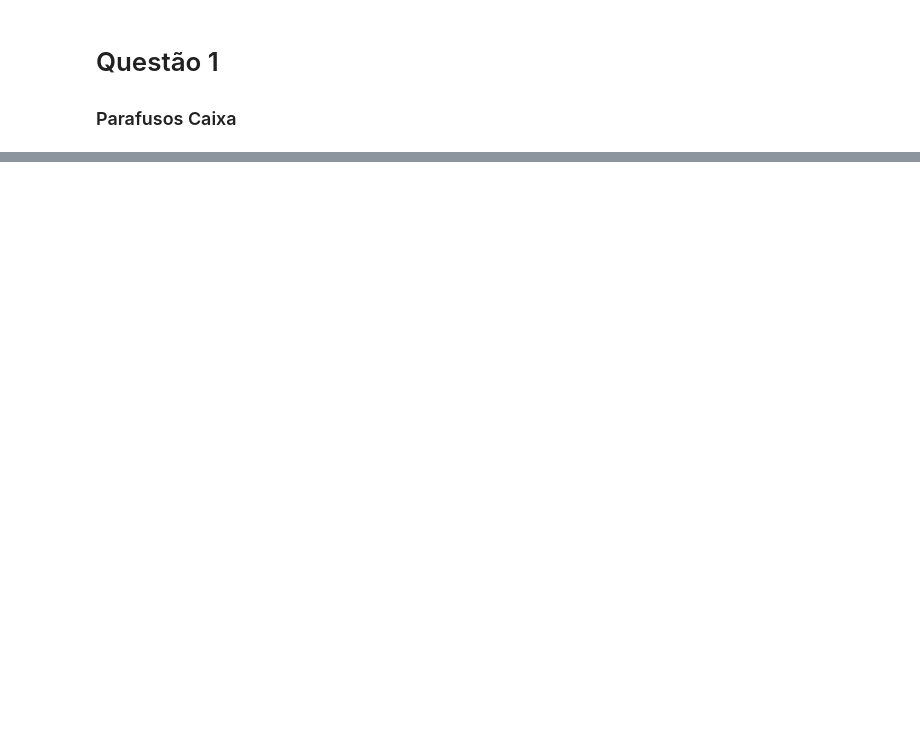
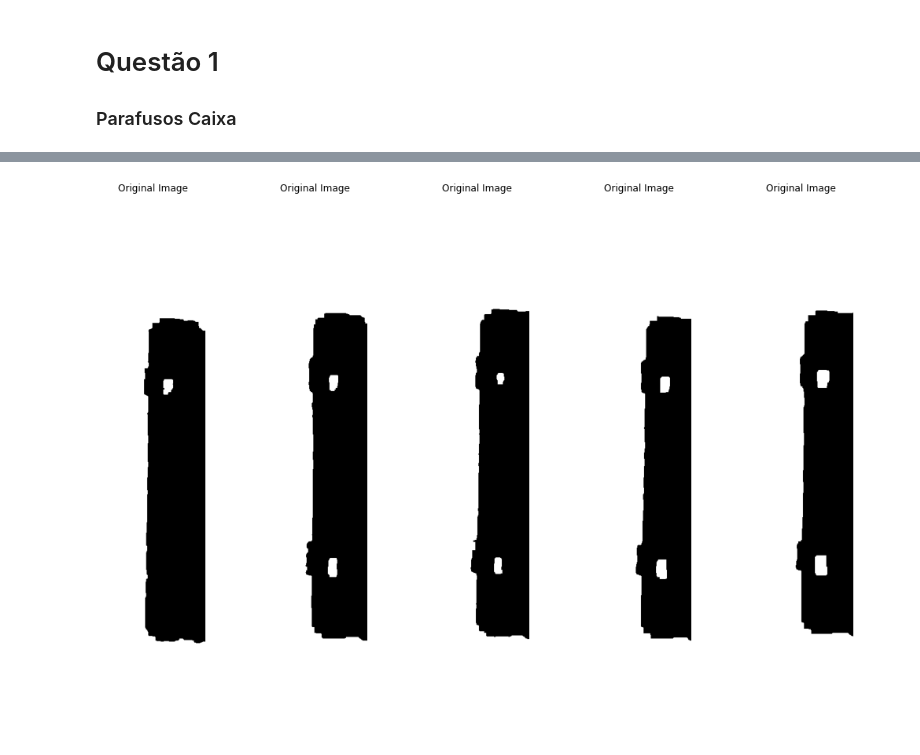
Before and after one commit to fekurita/MachineVision, a Jupyter notebook: APS3/APS3.ipynb, the cells around one changed output, grey strips where cells are left out. Saved outputs shown, nothing was run; the diff lists cells and outputs as text; code cells hidden in the pictures; blank space fills up the shorter version.

```diff
--- a/APS3/APS3.ipynb
+++ b/APS3/APS3.ipynb
@@ -153 +134,45 @@ plt.show()
+# %%
+def EroDil (k1,k2,i1,i2,Img):
+    kernel1 = np.ones((k1,k1),np.uint8)
+    kernel2 = np.ones((k2,k2),np.uint8)
+    Img_eroded = cv2.erode(Img,kernel1,iterations=i1)
+    Img_Final = cv2.dilate(Img_eroded,kernel2,iterations=i2)
+    return(Img_Final)
+
+FigParafuso1Esq_Limpo =EroDil(3,3,1,3,FigParafuso1Esq)
+FigParafuso2Esq_Limpo =EroDil(3,3,2,3,FigParafuso2Esq)
+FigParafuso3Esq_Limpo =EroDil(3,3,3,3,FigParafuso3Esq)
+FigParafuso4Esq_Limpo =EroDil(3,3,3,5,FigParafuso4Esq)
+FigParafuso5Esq_Limpo =EroDil(3,3,3,7,FigParafuso5Esq)
+
+plt.figure(figsize=(15,10))
+plt.subplot(1,5,1)
+plt.imshow(FigParafuso1Esq_Limpo , cmap='gray')
+plt.title('Original Image')
+plt.axis('off')
+
+plt.subplot(1,5,2)
+plt.imshow(FigParafuso2Esq_Limpo, cmap='gray')
+plt.title('Original Image')
+plt.axis('off')
+
+plt.subplot(1,5,3)
+plt.imshow(FigParafuso3Esq_Limpo, cmap='gray')
+plt.title('Original Image')
+plt.axis('off')
+
+plt.subplot(1,5,4)
+plt.imshow(FigParafuso4Esq_Limpo, cmap='gray')
+plt.title('Original Image')
+plt.axis('off')
+
+plt.subplot(1,5,5)
+plt.imshow(FigParafuso5Esq_Limpo, cmap='gray')
+plt.title('Original Image')
+plt.axis('off')
+
+plt.tight_layout()
+plt.show()
+# %% [output]
+[figure, added]
 # %%
```
Also changed, not shown: parts of 15 cells of this notebook.
